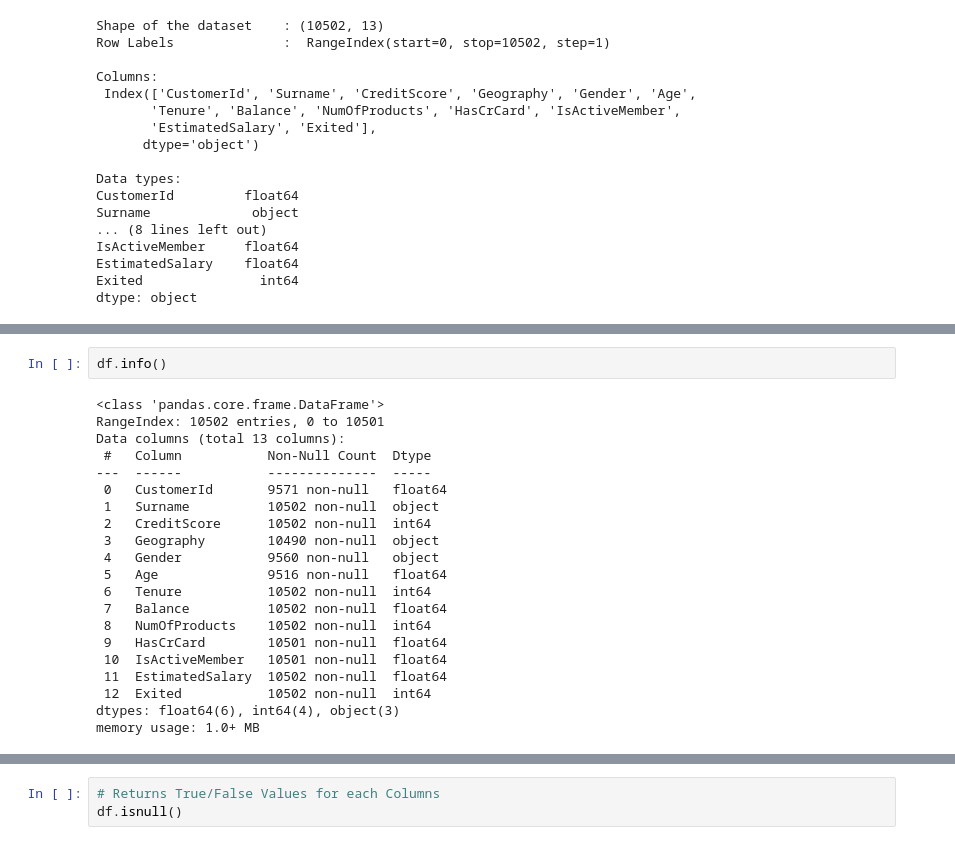
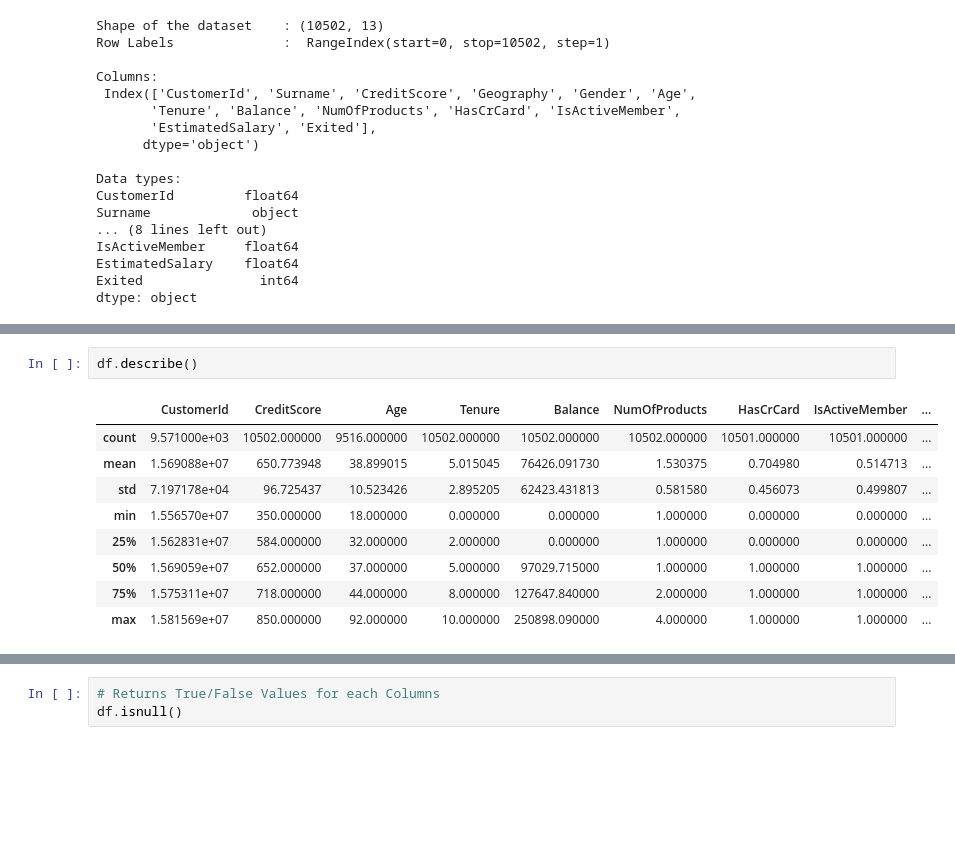
Before and after one commit to Kanakbaghel/Bank_Customer_Churn_Analysis, a Jupyter notebook: Copy of Netflix_EDA.ipynb, the cells around one changed output, grey strips where cells are left out. Saved outputs shown, nothing was run; the diff lists cells and outputs as text; blank space fills up the shorter version.

```diff
--- a/Copy of Netflix_EDA.ipynb
+++ b/Copy of Netflix_EDA.ipynb
@@ -90,23 +111,12 @@ dtype: object
 # %%
-df.info()
+df.describe()
 # %% [output]
-<class 'pandas.core.frame.DataFrame'>
-RangeIndex: 10502 entries, 0 to 10501
-Data columns (total 13 columns):
- #   Column           Non-Null Count  Dtype
----  ------           --------------  -----
- 0   CustomerId       9571 non-null   float64
- 1   Surname          10502 non-null  object
- 2   CreditScore      10502 non-null  int64
- 3   Geography        10490 non-null  object
- 4   Gender           9560 non-null   object
- 5   Age              9516 non-null   float64
- 6   Tenure           10502 non-null  int64
- 7   Balance          10502 non-null  float64
- 8   NumOfProducts    10502 non-null  int64
- 9   HasCrCard        10501 non-null  float64
- 10  IsActiveMember   10501 non-null  float64
- 11  EstimatedSalary  10502 non-null  float64
- 12  Exited           10502 non-null  int64
-dtypes: float64(6), int64(4), object(3)
-memory usage: 1.0+ MB
+|  | CustomerId | CreditScore | Age | Tenure | Balance | NumOfProducts | HasCrCard | IsActiveMember | ... |
+| count | 9.571000e+03 | 10502.000000 | 9516.000000 | 10502.000000 | 10502.000000 | 10502.000000 | 10501.000000 | 10501.000000 | ... |
+| mean | 1.569088e+07 | 650.773948 | 38.899015 | 5.015045 | 76426.091730 | 1.530375 | 0.704980 | 0.514713 | ... |
+| std | 7.197178e+04 | 96.725437 | 10.523426 | 2.895205 | 62423.431813 | 0.581580 | 0.456073 | 0.499807 | ... |
+| min | 1.556570e+07 | 350.000000 | 18.000000 | 0.000000 | 0.000000 | 1.000000 | 0.000000 | 0.000000 | ... |
+| 25% | 1.562831e+07 | 584.000000 | 32.000000 | 2.000000 | 0.000000 | 1.000000 | 0.000000 | 0.000000 | ... |
+| 50% | 1.569059e+07 | 652.000000 | 37.000000 | 5.000000 | 97029.715000 | 1.000000 | 1.000000 | 1.000000 | ... |
+| 75% | 1.575311e+07 | 718.000000 | 44.000000 | 8.000000 | 127647.840000 | 2.000000 | 1.000000 | 1.000000 | ... |
+| max | 1.581569e+07 | 850.000000 | 92.000000 | 10.000000 | 250898.090000 | 4.000000 | 1.000000 | 1.000000 | ... |
```
Also changed, not shown: parts of 14 cells of this notebook.
